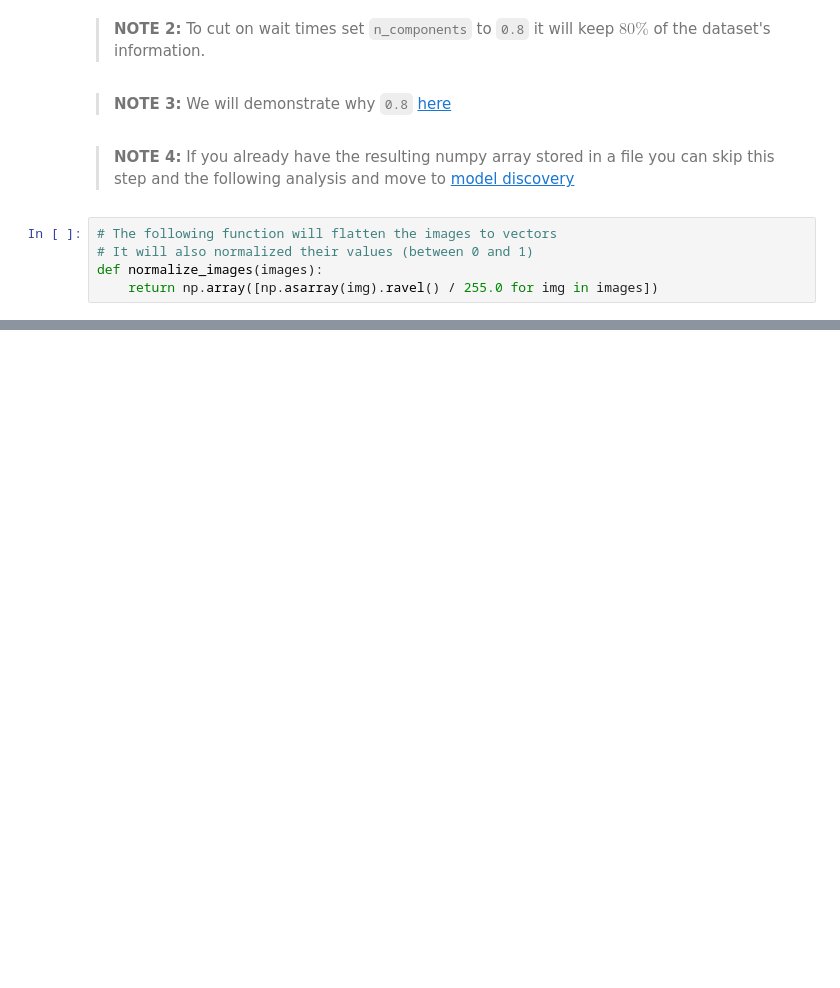
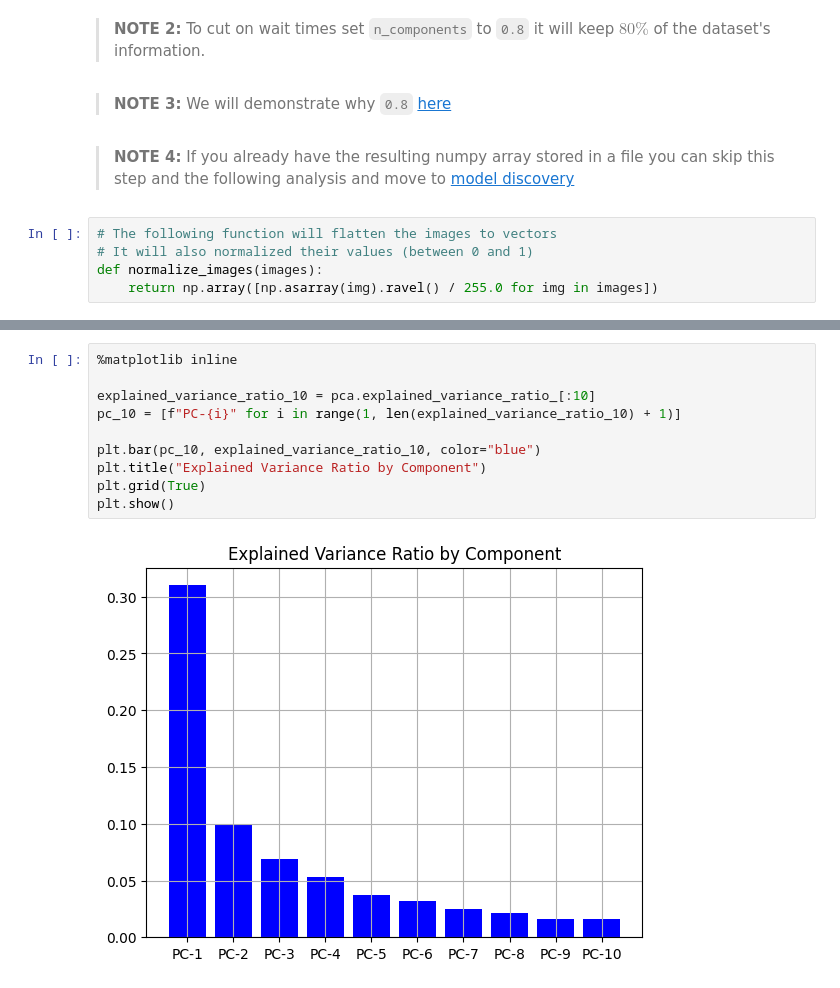
Before and after one commit to Az-r-ow/zoidberg, a Jupyter notebook: revised_main.ipynb, the cells around one changed output, grey strips where cells are left out. Cells and saved outputs as stored; diff of their text form; blank space fills up the shorter version.

```diff
--- a/revised_main.ipynb
+++ b/revised_main.ipynb
@@ -200,0 +207,12 @@ plt.show()
+# %%
+%matplotlib inline
+
+explained_variance_ratio_10 = pca.explained_variance_ratio_[:10]
+pc_10 = [f"PC-{i}" for i in range(1, len(explained_variance_ratio_10) + 1)]
+
+plt.bar(pc_10, explained_variance_ratio_10, color="blue")
+plt.title("Explained Variance Ratio by Component")
+plt.grid(True)
+plt.show()
+# %% [output]
+[figure, added]
```
Also changed, not shown: parts of 29 cells of this notebook, 2 other files.
